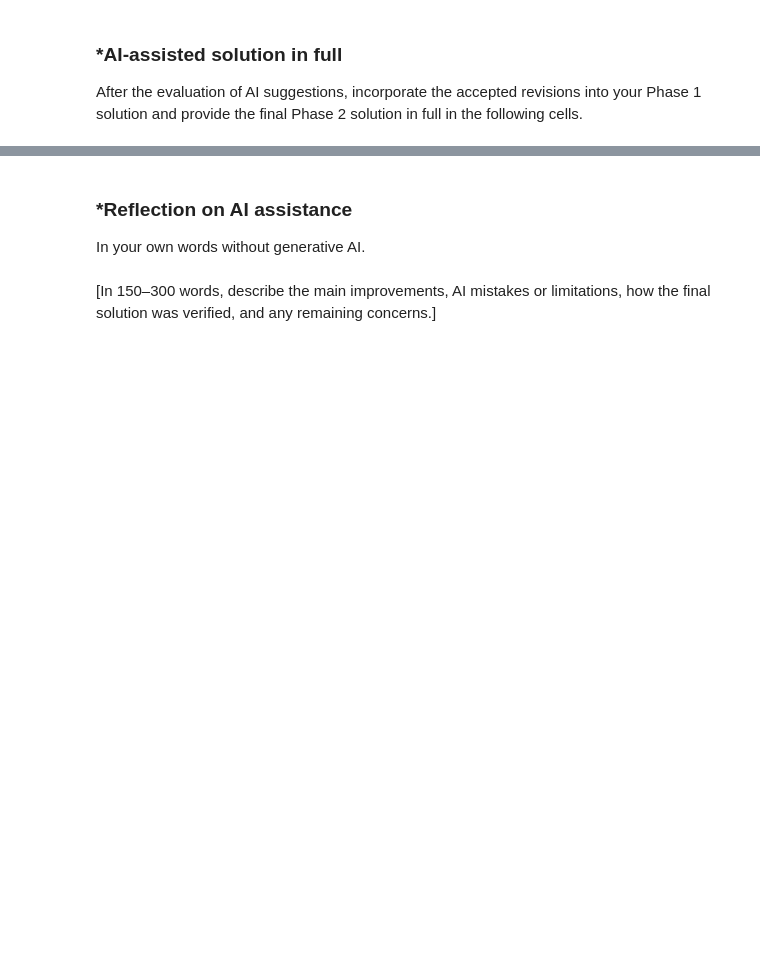
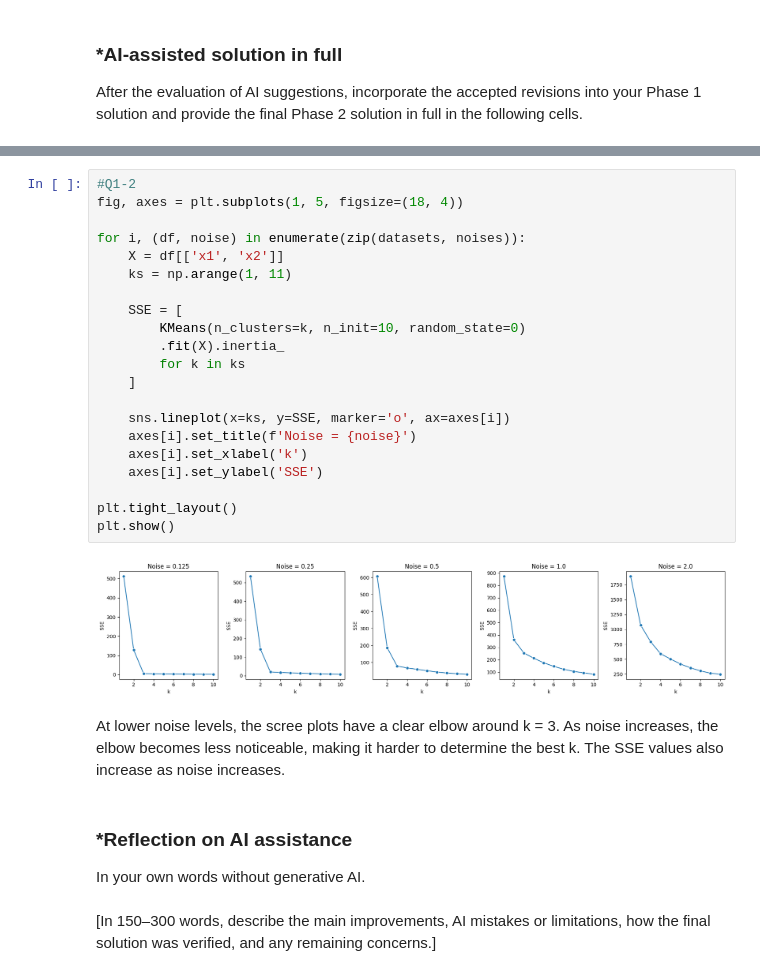
Before and after one commit to nathannguyen13/A04-clustering, a Jupyter notebook: notebook_(4).ipynb, the cells around one changed output, grey strips where cells are left out. Cells and saved outputs as stored; diff of their text form; blank space fills up the shorter version.

```diff
--- a/notebook_(4).ipynb
+++ b/notebook_(4).ipynb
@@ -312,3 +438,28 @@ After the evaluation of AI suggestions, incorporate the accepted revisions into
+# %%
+#Q1-2
+fig, axes = plt.subplots(1, 5, figsize=(18, 4))
+
+for i, (df, noise) in enumerate(zip(datasets, noises)):
+    X = df[['x1', 'x2']]
+    ks = np.arange(1, 11)
+
+    SSE = [
+        KMeans(n_clusters=k, n_init=10, random_state=0)
+        .fit(X).inertia_
+        for k in ks
+    ]
+
+    sns.lineplot(x=ks, y=SSE, marker='o', ax=axes[i])
+    axes[i].set_title(f'Noise = {noise}')
+    axes[i].set_xlabel('k')
+    axes[i].set_ylabel('SSE')
+
+plt.tight_layout()
+plt.show()
+# %% [output]
+[figure, added]
+# %% [markdown]
+At lower noise levels, the scree plots have a clear elbow around k = 3. As noise increases, the elbow becomes less noticeable, making it harder to determine the best k. The SSE values also increase as noise increases.
 # %% [markdown]
 ### *Reflection on AI assistance
 In your own words without generative AI.
```
Also changed, not shown: parts of 10 cells of this notebook.
